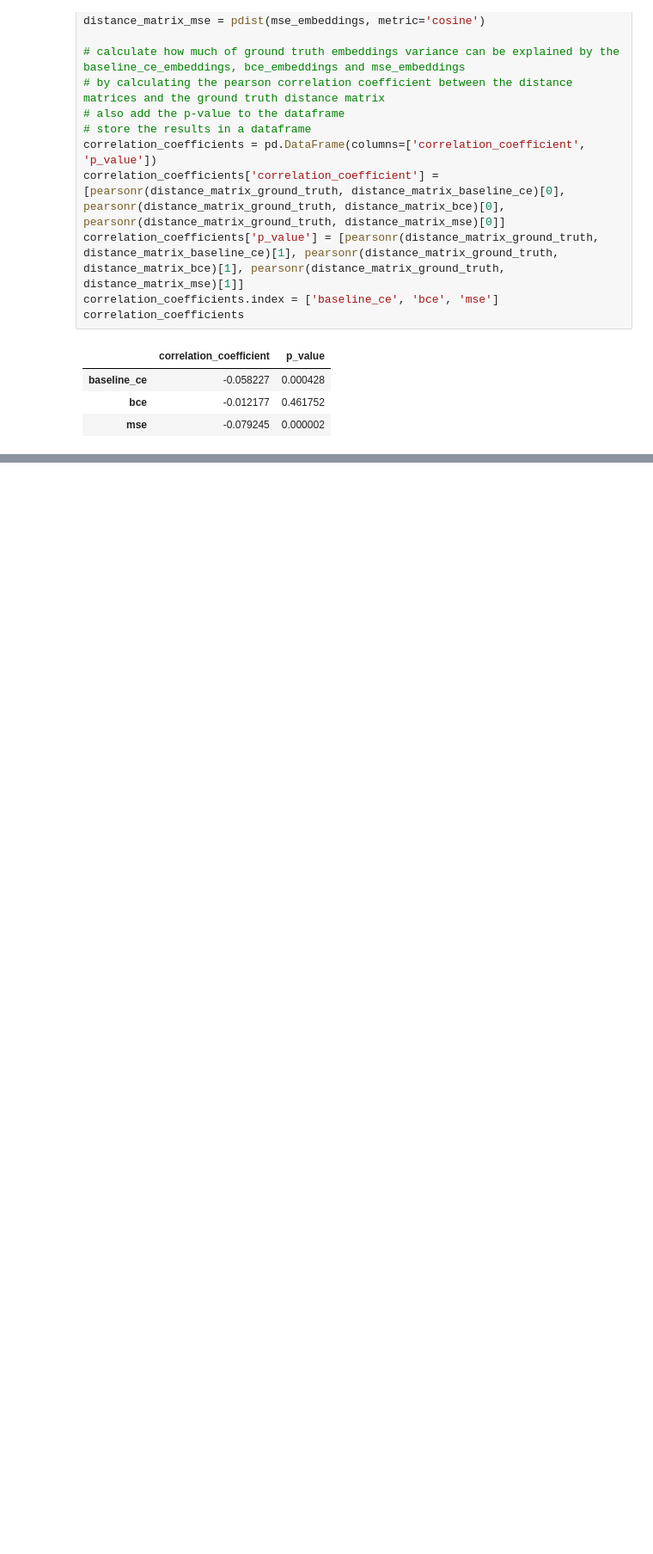
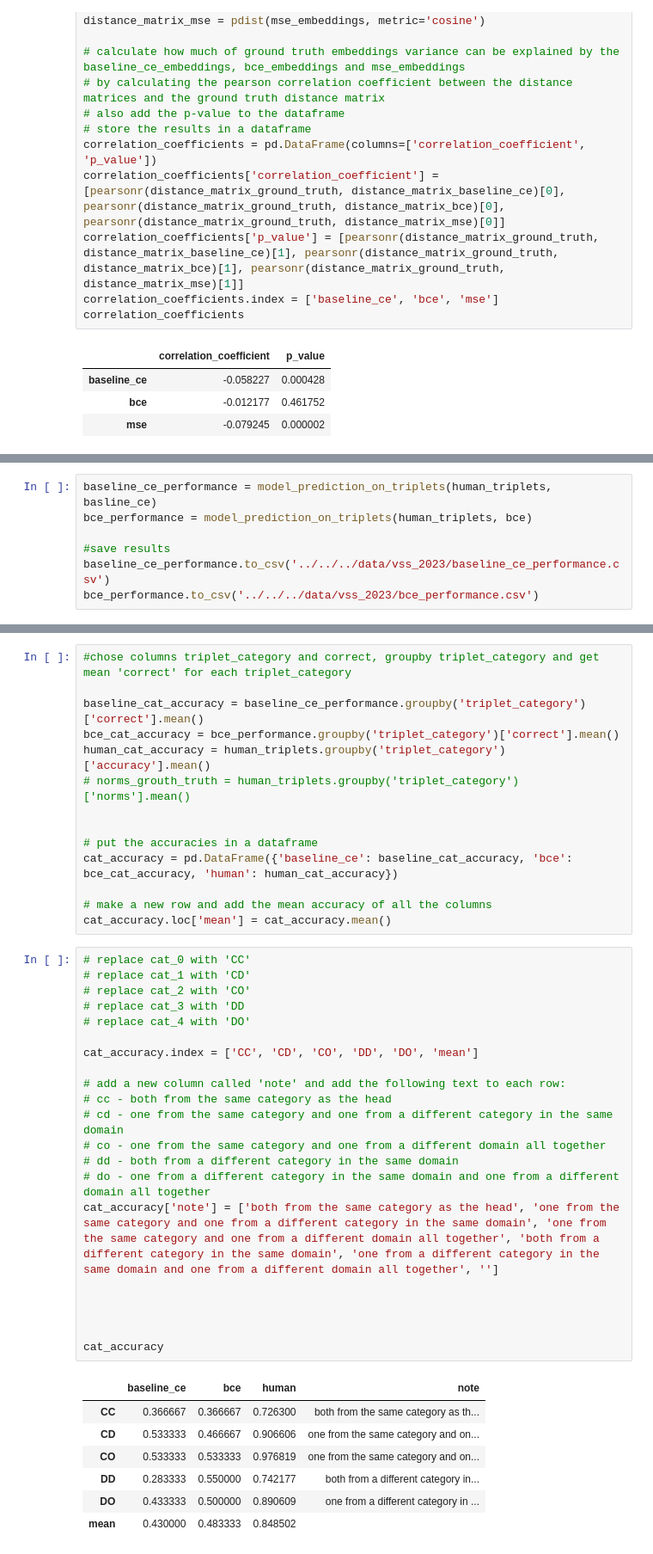
Before and after one commit to siddsuresh97/vision_robustness_using_semantic_norms, a Jupyter notebook: scripts/jupyter/vss_2023/vss_2023.ipynb, the cells around one changed output, grey strips where cells are left out. Shown at 86% size. Saved outputs shown, nothing was run; the diff lists cells and outputs as text; blank space fills up the shorter version.

```diff
--- a/scripts/jupyter/vss_2023/vss_2023.ipynb
+++ b/scripts/jupyter/vss_2023/vss_2023.ipynb
@@ -222,0 +246,7 @@ correlation_coefficients
+# %%
+baseline_ce_performance = model_prediction_on_triplets(human_triplets, basline_ce)
+bce_performance = model_prediction_on_triplets(human_triplets, bce)
+
+#save results
+baseline_ce_performance.to_csv('../../../data/vss_2023/baseline_ce_performance.csv')
+bce_performance.to_csv('../../../data/vss_2023/bce_performance.csv')
@@ -222,0 +274,43 @@ correlation_coefficients
+# %%
+#chose columns triplet_category and correct, groupby triplet_category and get mean 'correct' for each triplet_category
+
+baseline_cat_accuracy = baseline_ce_performance.groupby('triplet_category')['correct'].mean()
+bce_cat_accuracy = bce_performance.groupby('triplet_category')['correct'].mean()
+human_cat_accuracy = human_triplets.groupby('triplet_category')['accuracy'].mean()
+# norms_grouth_truth = human_triplets.groupby('triplet_category')['norms'].mean()
+
+
+# put the accuracies in a dataframe
+cat_accuracy = pd.DataFrame({'baseline_ce': baseline_cat_accuracy, 'bce': bce_cat_accuracy, 'human': human_cat_accuracy})
+
+# make a new row and add the mean accuracy of all the columns
+cat_accuracy.loc['mean'] = cat_accuracy.mean()
+# %%
+# replace cat_0 with 'CC'
+# replace cat_1 with 'CD'
+# replace cat_2 with 'CO'
+# replace cat_3 with 'DD
+# replace cat_4 with 'DO'
+
+cat_accuracy.index = ['CC', 'CD', 'CO', 'DD', 'DO', 'mean']
+
+# add a new column called 'note' and add the following text to each row:
+# cc - both from the same category as the head
+# cd - one from the same category and one from a different category in the same domain
+# co - one from the same category and one from a different domain all together
+# dd - both from a different category in the same domain
+# do - one from a different category in the same domain and one from a different domain all together
+cat_accuracy['note'] = ['both from the same category as the head', 'one from the same category and one from a different category in the same domain', 'one from the same category and one from a different domain all together', 'both from a different category in the same domain', 'one from a different category in the same domain and one from a different domain all together', '']
+
+
+
+
+cat_accuracy
+# %% [output]
+|  | baseline_ce | bce | human | note |
+| CC | 0.366667 | 0.366667 | 0.726300 | both from the same category as th... |
+| CD | 0.533333 | 0.466667 | 0.906606 | one from the same category and on... |
+| CO | 0.533333 | 0.533333 | 0.976819 | one from the same category and on... |
+| DD | 0.283333 | 0.550000 | 0.742177 | both from a different category in... |
+| DO | 0.433333 | 0.500000 | 0.890609 | one from a different category in ... |
+| mean | 0.430000 | 0.483333 | 0.848502 |  |
```
Also changed, not shown: parts of 22 cells of this notebook, 10 other files.
